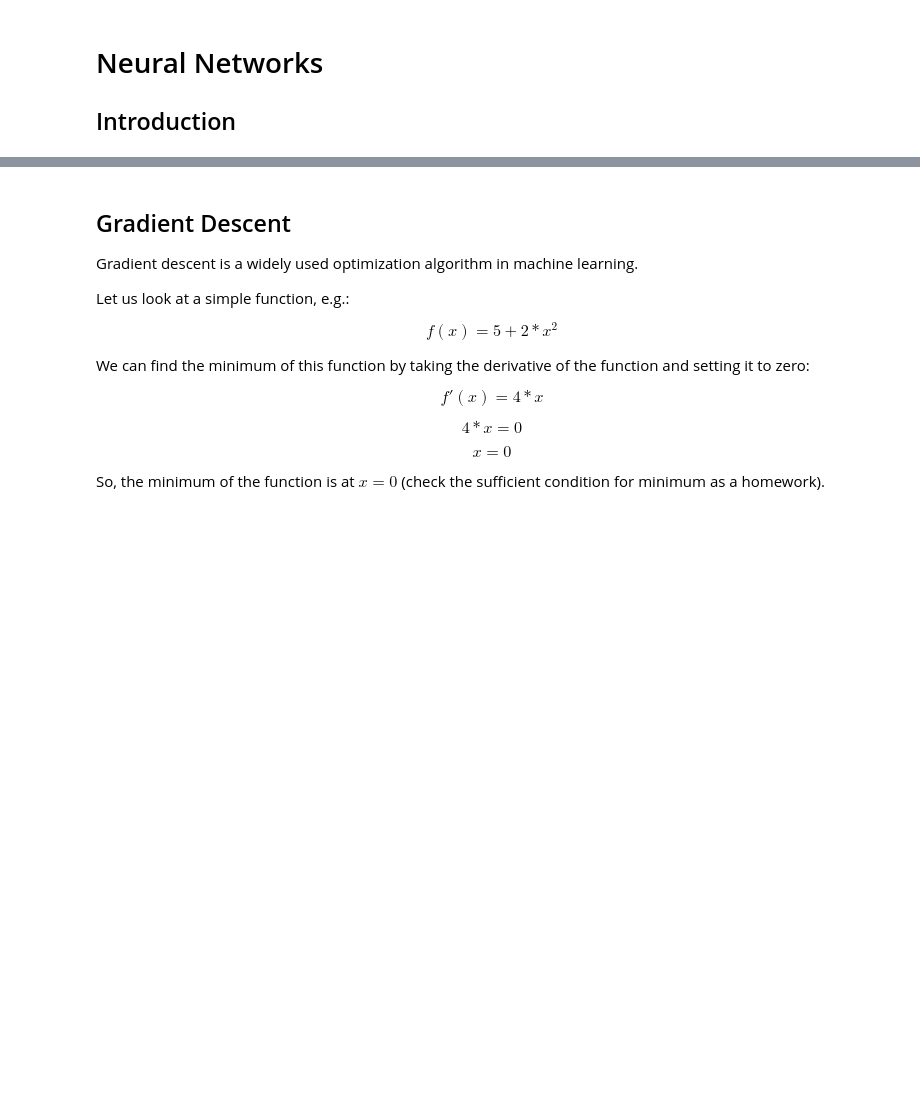
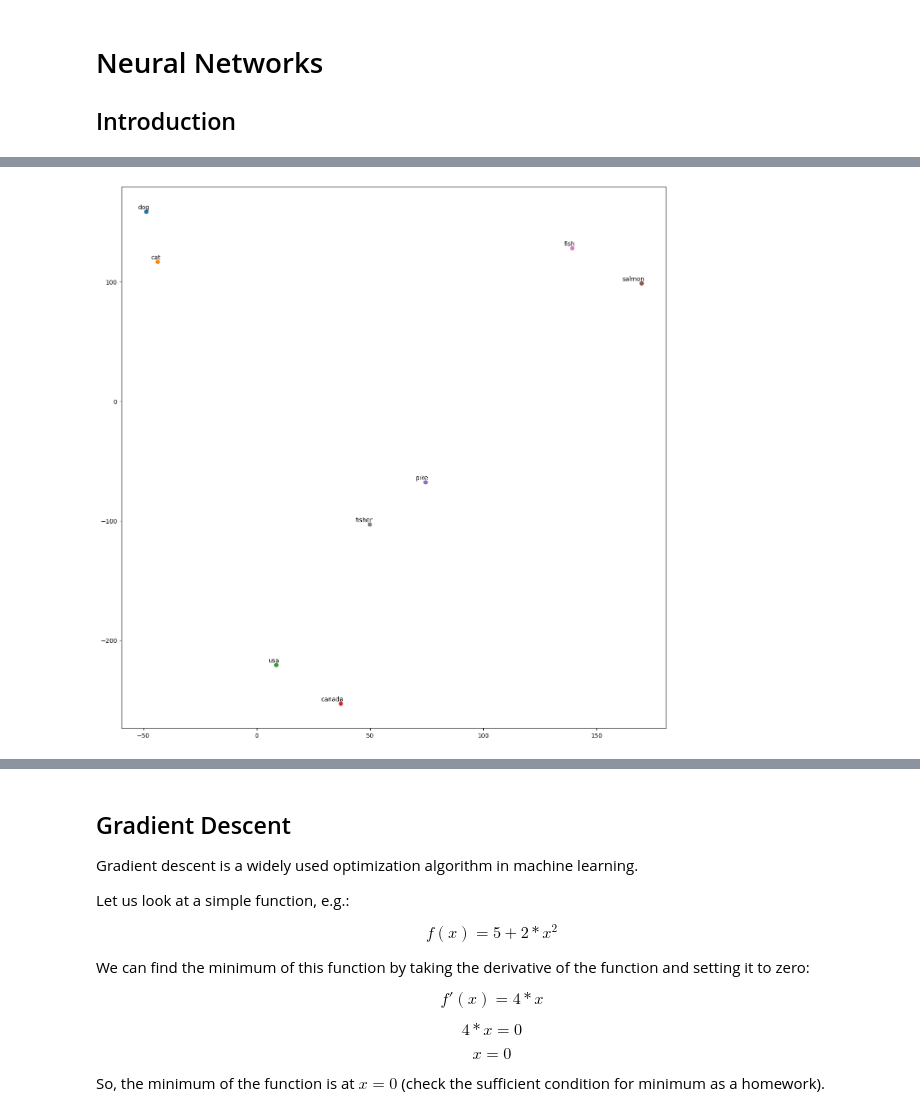
Before and after one commit to febse/ta2024, a Jupyter notebook: 02-ANN-Introduction/01-Introduction.ipynb, the cells around one changed output, grey strips where cells are left out. Saved outputs shown, nothing was run; the diff lists cells and outputs as text; code cells hidden in the pictures; blank space fills up the shorter version.

```diff
--- a/02-ANN-Introduction/01-Introduction.ipynb
+++ b/02-ANN-Introduction/01-Introduction.ipynb
@@ -7,0 +133,4 @@ import matplotlib.pyplot as plt
+# %%
+plot_vecs_2d(words = ["dog", "cat", "usa", "canada", "pike", "salmon", "fish", "fisher"])
+# %% [output]
+[figure, added]
```
Also changed, not shown: parts of 14 cells of this notebook, 2 other files.
